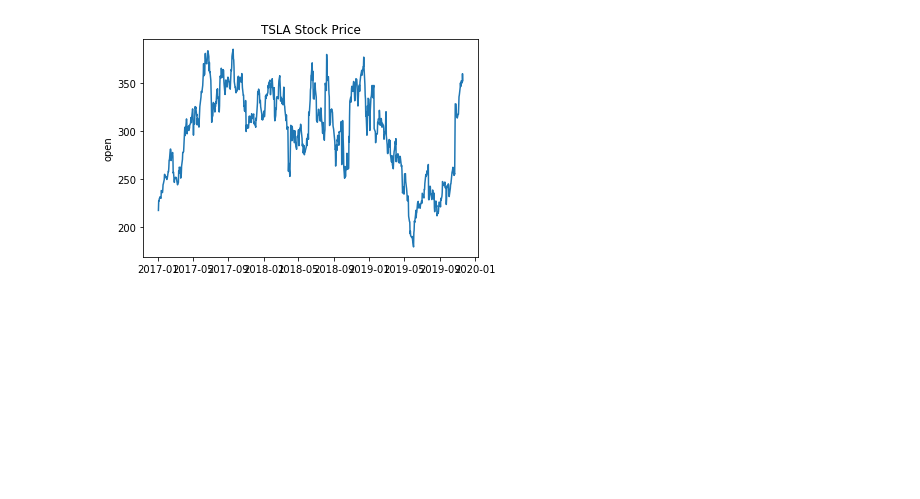
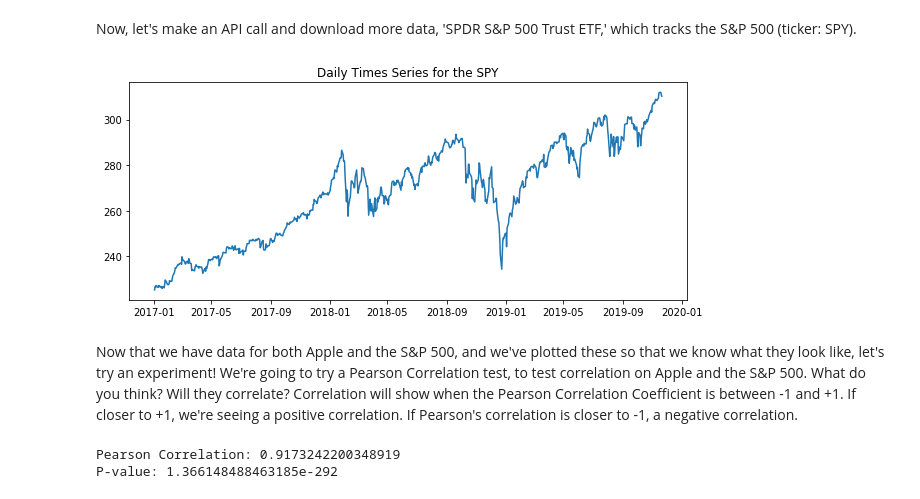
Before and after one commit to bvoisine/corr, a Jupyter notebook: Stock_Sentiment_Corr.ipynb, the cells around one changed output. Drawn from its saved outputs; the diff is of its cells as text; code cells hidden in the pictures; blank space fills up the shorter version.

Commit message:
Correlations added

```diff
--- a/Stock_Sentiment_Corr.ipynb
+++ b/Stock_Sentiment_Corr.ipynb
@@ -45,8 +41,22 @@ aapl.get_book()
-# %%
-# The adjusted close accounts for stock splits, so that is what we should graph
-plt.plot(df.index, df['close'])
-plt.title('TSLA Stock Price')
-plt.ylabel('open');
-plt.show()
-# %% [output]
-[figure, removed]
+# %% [markdown]
+Now, let's make an API call and download more data, 'SPDR S&P 500 Trust ETF,' which tracks the S&P 500 (ticker: SPY).
+# %%
+SPY = get_historical_data("SPY", start, end, output_format='pandas')
+# %%
+plt.figure(figsize=(10, 4))
+plt.plot(SPY.index, SPY['close'])
+plt.title('Daily Times Series for the SPY');
+# %% [output]
+[figure, added]
+# %% [markdown]
+Now that we have data for both Apple and the S&P 500, and we've plotted these so that we know what they look like, let's try an experiment!  We're going to try a Pearson Correlation test, to test correlation on Apple and the S&P 500.  What do you think?  Will they correlate?  Correlation will show when the Pearson Correlation Coefficient is between -1 and +1.  If closer to +1, we're seeing a positive correlation.  If Pearson's correlation is closer to -1, a negative correlation.
+# %%
+from scipy.stats import pearsonr
+import scipy.stats as stats
+
+c, p = stats.pearsonr(AAPL.dropna()['close'], SPY.dropna()['close'])
+print(f"Pearson Correlation: {c}")
+print(f"P-value: {p}")
+# %% [output]
+Pearson Correlation: 0.9173242200348919
+P-value: 1.366148488463185e-292
```
Also changed, not shown: parts of 16 cells of this notebook.
